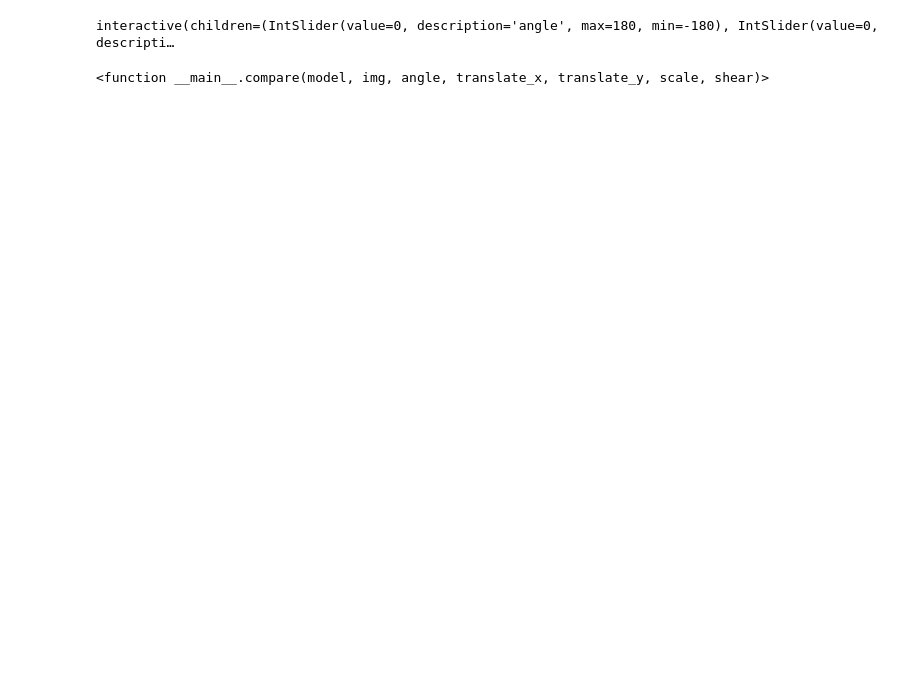
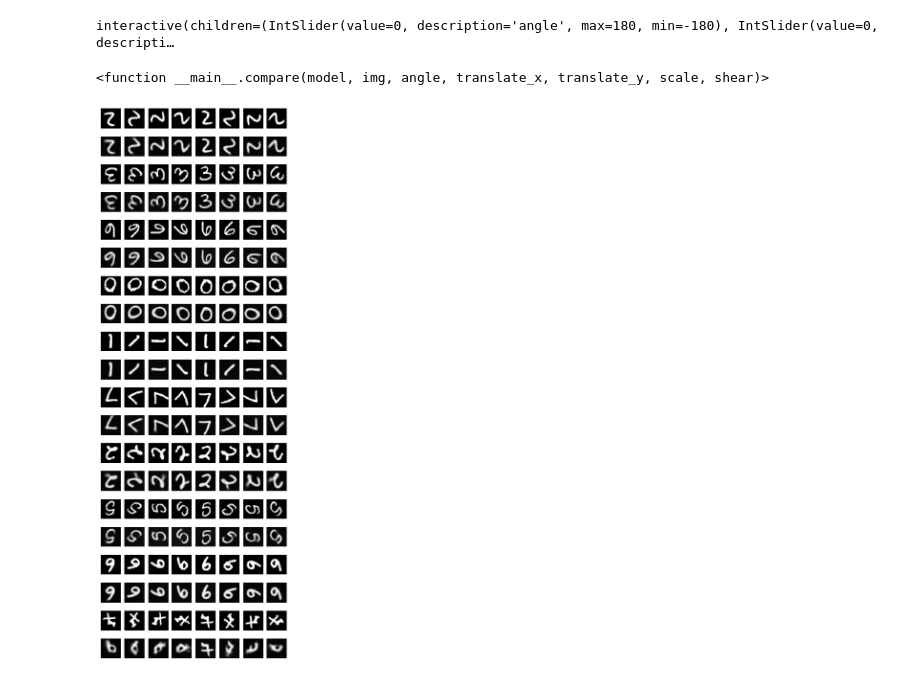
Before and after one commit to joeagriffith/ml-learning, a Jupyter notebook: Deep_Learning/Representation_Learning/Examples/MNIST/mnist.ipynb, the cells around one changed output. Drawn from its saved outputs; the diff is of its cells as text; code cells hidden in the pictures; blank space fills up the shorter version.

Commit message:
should have pushed a long while ago...

```diff
--- a/Deep_Learning/Representation_Learning/Examples/MNIST/mnist.ipynb
+++ b/Deep_Learning/Representation_Learning/Examples/MNIST/mnist.ipynb
@@ -47,7 +59,7 @@ train_set, val_set = torch.utils.data.random_split(dataset, [n_train, n_val])
 
 train_transform = transforms.Compose([
     transforms.ToTensor(),
-    transforms.Pad(2),
+    # transforms.Pad(2),
     # transforms.RandomAffine(degrees=30, translate=(0.1, 0.1), scale=(0.9, 1.1), shear=10),
     # transforms.Normalize((0.1307,), (0.3081,)),
     # SigmoidTransform(),
@@ -55,14 +67,14 @@ train_transform = transforms.Compose([
 ])
 val_transform = transforms.Compose([
     transforms.ToTensor(),
-    transforms.Pad(2),
+    # transforms.Pad(2),
     # transforms.Normalize((0.1307,), (0.3081,)),
     # SigmoidTransform(),
     # TanhTransform()
 ])
 augmentation = transforms.Compose([
     transforms.RandomCrop(20),
-    # transforms.Resize(28, interpolation=transforms.InterpolationMode.NEAREST),
+    transforms.Resize(28, interpolation=transforms.InterpolationMode.NEAREST),
     # transforms.RandomAffine(degrees=180, translate=(0.28, 0.28), scale=(0.75, 1.25), shear=25),
     transforms.RandomAffine(degrees=30, translate=(0.1, 0.1), scale=(0.75, 1.25), shear=25),
     # transforms.GaussianBlur(3, sigma=(0.1, 2.0)),
@@ -304,3 +929,43 @@ interact(compare, model=fixed(model), img=fixed(img), angle=(-180, 180), transla
 # %% [output]
 interactive(children=(IntSlider(value=0, description='angle', max=180, min=-180), IntSlider(value=0, descripti…
 <function __main__.compare(model, img, angle, translate_x, translate_y, scale, shear)>
+# %%
+# collect 1 img of each digit
+images = []
+for i in range(10):
+    while len(images) < i+1:
+        idx = torch.randint(0, len(test_set), (1,)).item()
+        if test_set.targets[idx] == i:
+            images.append(train_set[idx][0].unsqueeze(0))
+
+angles = torch.arange(-180, 180, 45).tolist()
+translate = (0,0)
+scale = 1.0
+shear = 0.0
+
+truth = {}
+pred = {}
+
+for i in range(10):
+    images_aug = []
+    img_preds = []
+    for angle in angles:
+        img_aug = F_v2.affine(images[i], angle=angle, translate=translate, scale=scale, shear=shear)
+        action = torch.tensor([angle/180, translate_x/8, translate_y/8, (scale-1.0)/0.25, shear/25], dtype=torch.float32, device=img.device).unsqueeze(0).repeat(img.shape[0], 1)
+        images_aug.append(img_aug)
+        img_preds.append(model.predict(images[i], action).view(images[i].shape))
+
+    truth[i] = images_aug
+    pred[i] = img_preds
+
+# Show example images
+fig, axes = plt.subplots(20, 8, figsize=(5,15))
+for i in range(10):
+    for j in range(8):
+        axes[2*i, j].imshow(truth[i][j].squeeze().cpu(), cmap='gray')
+        axes[2*i, j].axis('off')
+        axes[2*i+1, j].imshow(pred[i][j].squeeze().cpu().detach()
+                              , cmap='gray')
+        axes[2*i+1, j].axis('off')
+# %% [output]
+[figure, added]
```
Also changed, not shown: parts of 11 cells of this notebook, 33 other files.
